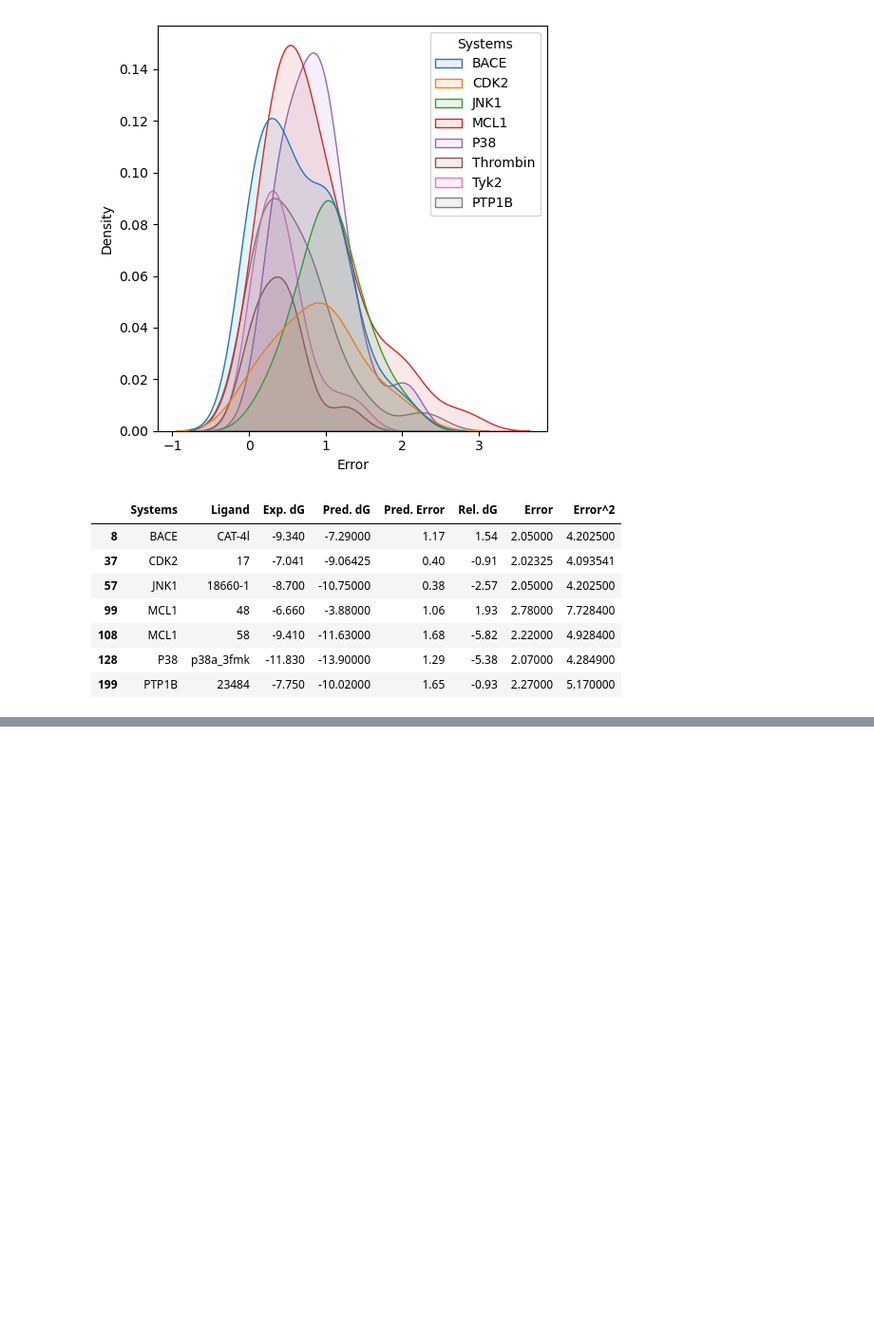
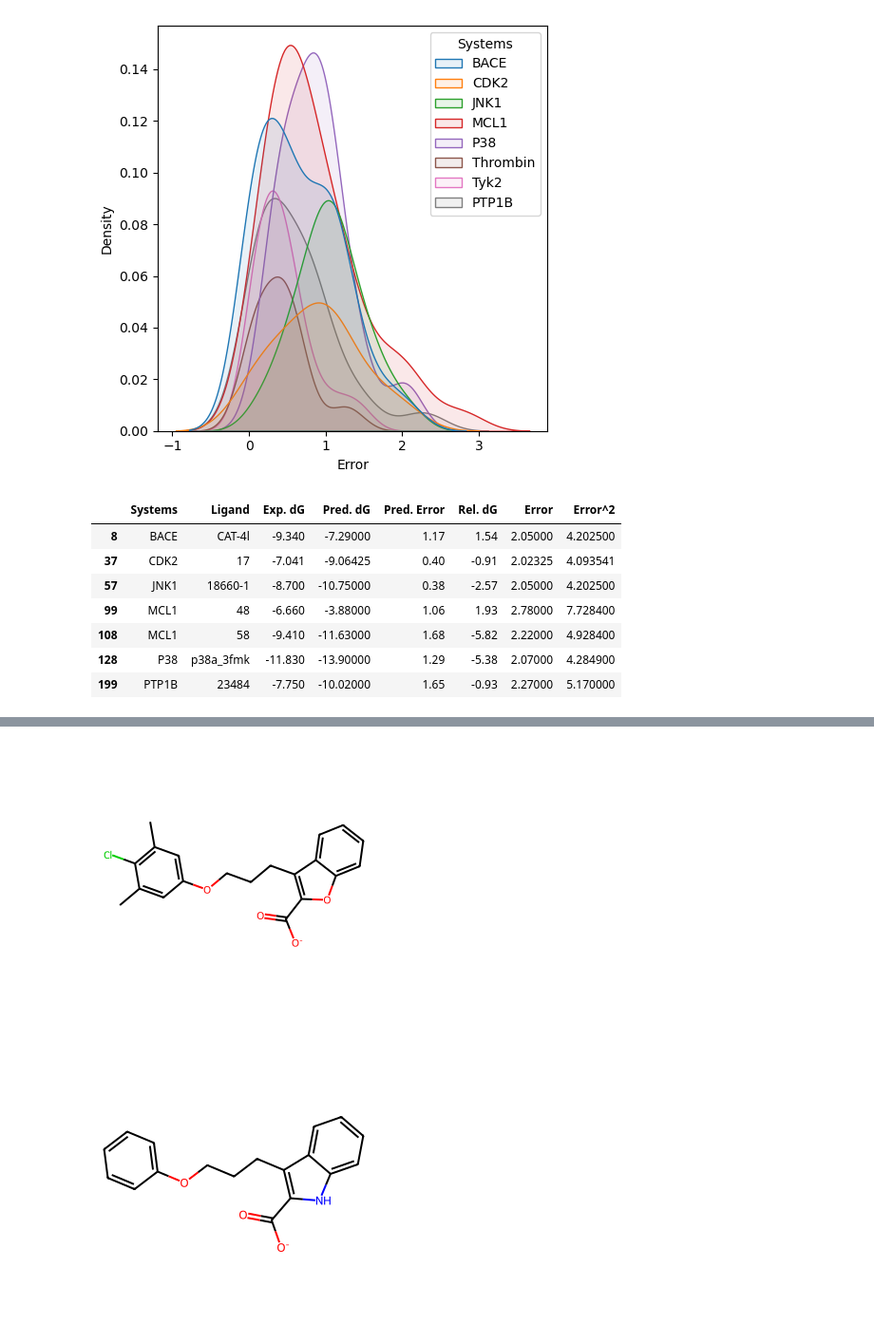
Before and after one commit to matthewtwarren/fep-schrodinger, a Jupyter notebook: notebooks/visualisation.ipynb, the cells around one changed output, grey strips where cells are left out. Shown at 95% size. Saved outputs shown, nothing was run; the diff lists cells and outputs as text; code cells hidden in the pictures; blank space fills up the shorter version.

```diff
--- a/notebooks/visualisation.ipynb
+++ b/notebooks/visualisation.ipynb
@@ -93,0 +142,2 @@ data[data.Error > 2.0]
+# %%
+mol_data = pickle.load(open('/biggin/t001/bioc1805/Git/fep-schrodinger/data/all_ligands_mol_dict.pkl', 'rb'))
@@ -93,0 +168,13 @@ data[data.Error > 2.0]
+# %%
+target = 'MCL1'
+ligands = ['67', '27']
+# %%
+for ligand in ligands:
+    rdmol = mol_data[target][ligand]['rdmol']
+    smiles = Chem.MolToSmiles(rdmol)
+    rdmol = Chem.MolFromSmiles(smiles)
+    img = Chem.Draw.MolToImage(rdmol)
+    display(img)
+# %% [output]
+[figure, added]
+[figure, added]
```
Also changed, not shown: parts of 10 cells of this notebook, 3 other files.
